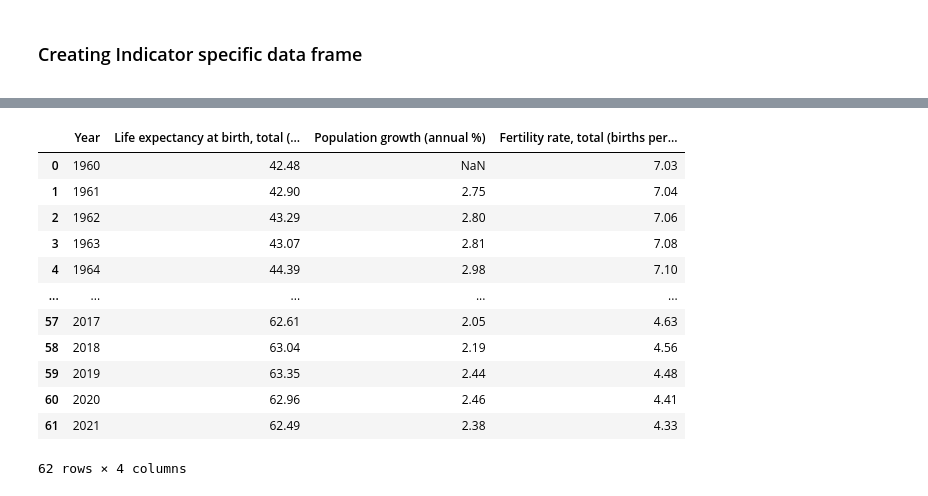
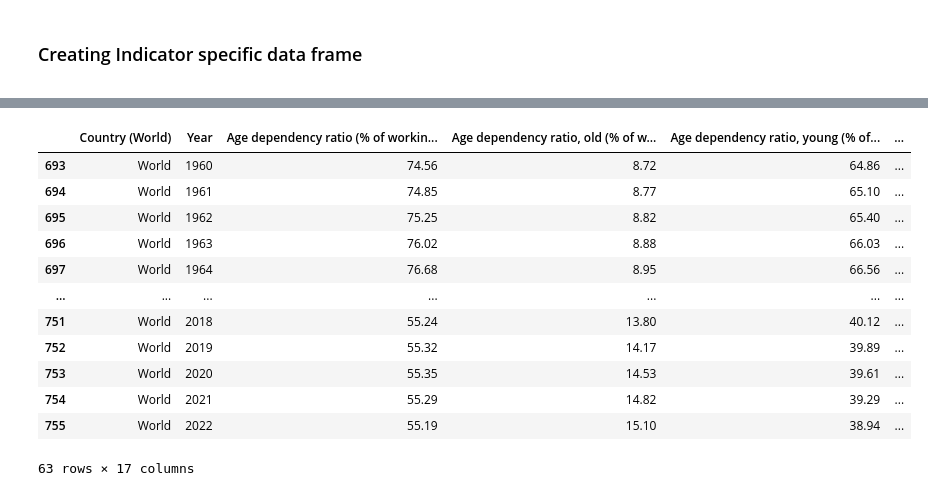
Before and after one commit to NajibAbdullahi/Demographics, a Jupyter notebook: PopulationStats.ipynb, the cells around one changed output, grey strips where cells are left out. Drawn from its saved outputs; the diff is of its cells as text; code cells hidden in the pictures.

```diff
--- a/PopulationStats.ipynb
+++ b/PopulationStats.ipynb
@@ -208,25 +254,23 @@ df
-# %%
-# Extract the required columns
-columns = ['Year', 'Life expectancy at birth, total (years)', 'Population growth (annual %)', 'Fertility rate, total (births per woman)']
-df_selected = df[columns]
-# Group the data by year and calculate the mean values
-df_grouped = df_selected.groupby('Year').mean().round(2).reset_index()
-
-df_grouped
-# %% [output]
-|  | Year | Life expectancy at birth, total (... | Population growth (annual %) | Fertility rate, total (births per... |
-| 0 | 1960 | 42.48 | NaN | 7.03 |
-| 1 | 1961 | 42.90 | 2.75 | 7.04 |
-| 2 | 1962 | 43.29 | 2.80 | 7.06 |
-| 3 | 1963 | 43.07 | 2.81 | 7.08 |
-| 4 | 1964 | 44.39 | 2.98 | 7.10 |
-| ... | ... | ... | ... | ... |
-| 57 | 2017 | 62.61 | 2.05 | 4.63 |
-| 58 | 2018 | 63.04 | 2.19 | 4.56 |
-| 59 | 2019 | 63.35 | 2.44 | 4.48 |
-| 60 | 2020 | 62.96 | 2.46 | 4.41 |
-| 61 | 2021 | 62.49 | 2.38 | 4.33 |
-62 rows × 4 columns
+# %%
+# Separate 'World' data and calculate mean for East African Countries
+world_data = df[df['Country'] == 'World'].round(2)
+east_africa_countries_data = df[df['Country'] != 'World']
+world_data.columns = [f"{col} (World)" if col != 'Year' else col for col in world_data.columns]
+world_data
+# %% [output]
+|  | Country (World) | Year | Age dependency ratio (% of workin... | Age dependency ratio, old (% of w... | Age dependency ratio, young (% of... | ... |
+| 693 | World | 1960 | 74.56 | 8.72 | 64.86 | ... |
+| 694 | World | 1961 | 74.85 | 8.77 | 65.10 | ... |
+| 695 | World | 1962 | 75.25 | 8.82 | 65.40 | ... |
+| 696 | World | 1963 | 76.02 | 8.88 | 66.03 | ... |
+| 697 | World | 1964 | 76.68 | 8.95 | 66.56 | ... |
+| ... | ... | ... | ... | ... | ... | ... |
+| 751 | World | 2018 | 55.24 | 13.80 | 40.12 | ... |
+| 752 | World | 2019 | 55.32 | 14.17 | 39.89 | ... |
+| 753 | World | 2020 | 55.35 | 14.53 | 39.61 | ... |
+| 754 | World | 2021 | 55.29 | 14.82 | 39.29 | ... |
+| 755 | World | 2022 | 55.19 | 15.10 | 38.94 | ... |
+63 rows × 17 columns
 # %%
 # Drop the 'Country' column and calculate summary statistics
 summary_df = df.drop(columns=['Country']).describe().transpose()
```
Also changed, not shown: parts of 18 cells of this notebook, 28 other files.
